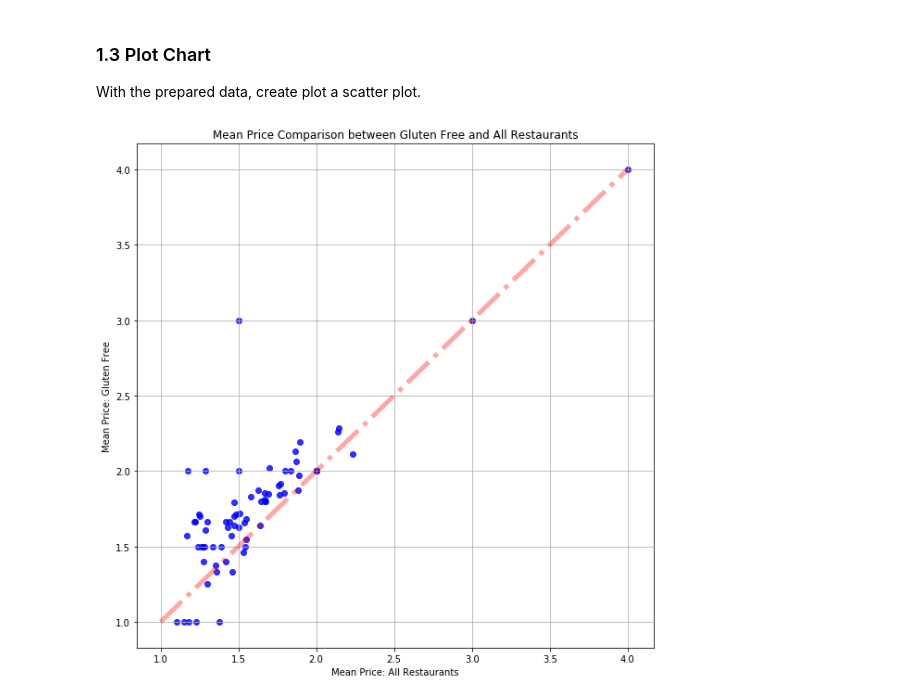
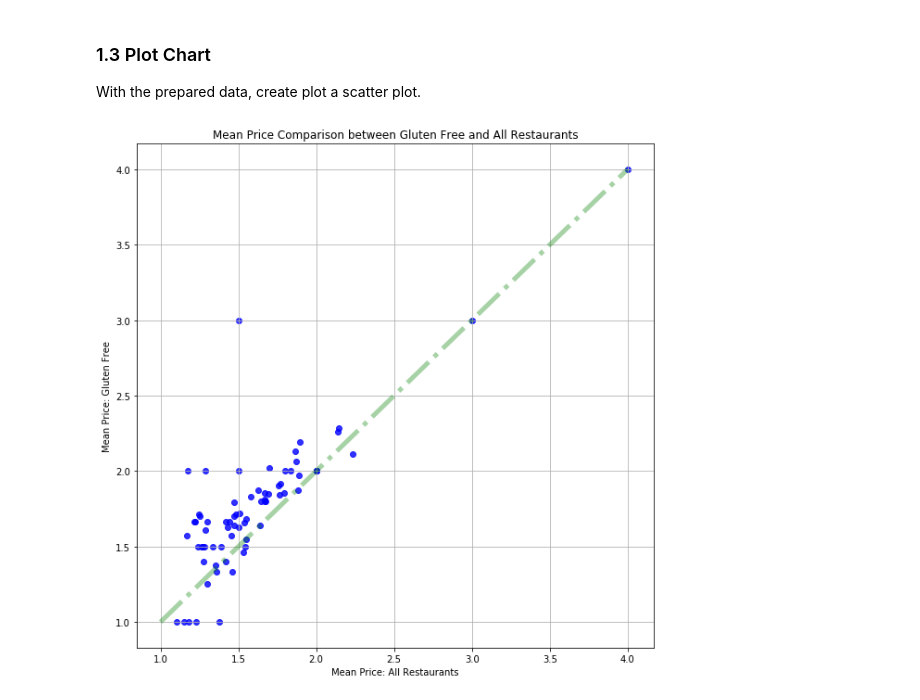
Before and after one commit to connie-hu/DataViz_Project, a Jupyter notebook: Scott/Analysis_GfMoreExpensive.ipynb, the cells around one changed output. Saved outputs shown, nothing was run; the diff lists cells and outputs as text; code cells hidden in the pictures.

Commit message:
added chart update

```diff
--- a/Scott/Analysis_GfMoreExpensive.ipynb
+++ b/Scott/Analysis_GfMoreExpensive.ipynb
@@ -116,35 +116,35 @@ With the prepared data, create plot a scatter plot.
 ##- Plot Mean Price
 
 #- Set Size
 plt.figure(figsize = (10, 10))
 
 
 #- Add Line: No Relationship
-plt.plot([1.0, 4.0], [1.0, 4.0], linewidth=5, alpha=0.35, color='red', linestyle='-.')
+plt.plot([1.0, 4.0], [1.0, 4.0], linewidth=5, alpha=0.35, color='green', linestyle='-.')
 
 
 #- Create Scatter of Points
 plt.scatter(meanChart_df[meanPriceAllColumnName], meanChart_df[meanPriceGfColumnName], alpha= 0.8,
            c='blue')
 
 
 #- Set Chart Metadata
 plt.title("Mean Price Comparison between Gluten Free and All Restaurants")
 plt.xlabel("Mean Price: All Restaurants")
 plt.ylabel("Mean Price: Gluten Free")
 plt.grid()
 
 
 #- Save To Disk
 priceComparisonImagePath = os.path.join('.', outputDirectory, priceComparisonFileName)
 
 plt.savefig(priceComparisonImagePath)
 
 
 #- Display Chart
 plt.show()
 # %% [output]
-[figure, old version]
+[figure, new version]
 # %%
 ##- Plot Mean Price
 
```
Also changed, not shown: parts of 1 cell of this notebook, 1 other file.
